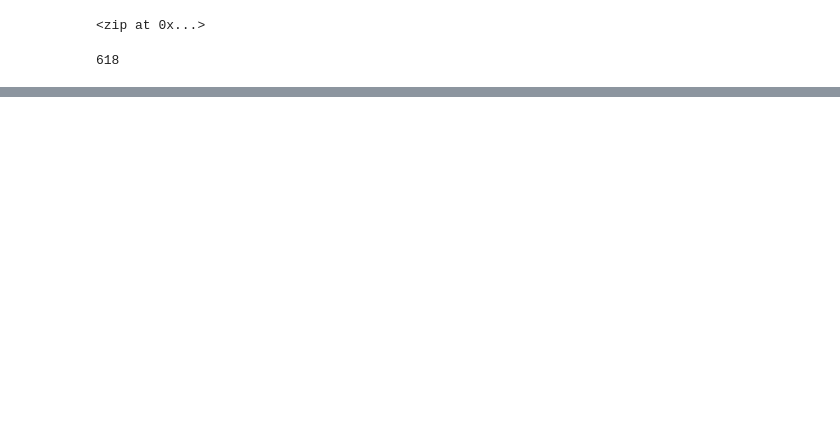
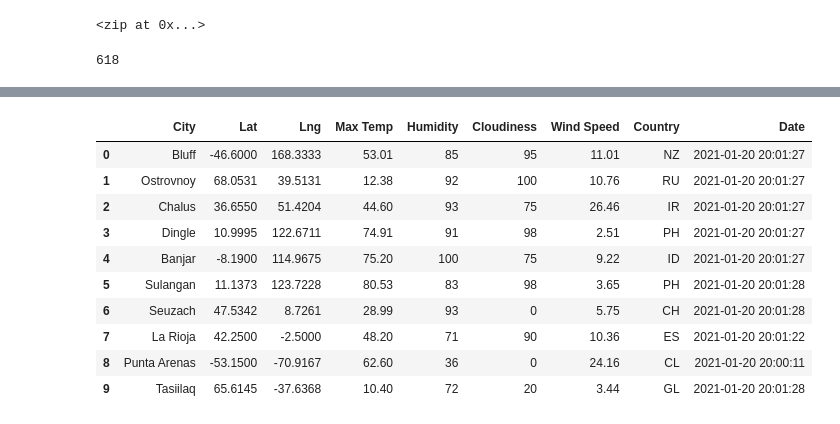
Before and after one commit to kolinzo1/World_Weather_Analysis, a Jupyter notebook: WeatherPy.ipynb, the cells around one changed output, grey strips where cells are left out. Drawn from its saved outputs; the diff is of its cells as text; code cells hidden in the pictures; blank space fills up the shorter version.

Commit message:
weather data created from API

```diff
--- a/WeatherPy.ipynb
+++ b/WeatherPy.ipynb
@@ -33,0 +40,4 @@ len(cities)
+# %%
+# Starting URL for Weather Map API Call.
+url = "http://api.openweathermap.org/data/2.5/weather?units=Imperial&APPID=" + weather_api_key
+print(url)
@@ -33,0 +126,16 @@ len(cities)
+# %%
+# Convert the array of dictionaries to a Pandas DataFrame.
+city_data_df = pd.DataFrame(city_data)
+city_data_df.head(10)
+# %% [output]
+|  | City | Lat | Lng | Max Temp | Humidity | Cloudiness | Wind Speed | Country | Date |
+| 0 | Bluff | -46.6000 | 168.3333 | 53.01 | 85 | 95 | 11.01 | NZ | 2021-01-20 20:01:27 |
+| 1 | Ostrovnoy | 68.0531 | 39.5131 | 12.38 | 92 | 100 | 10.76 | RU | 2021-01-20 20:01:27 |
+| 2 | Chalus | 36.6550 | 51.4204 | 44.60 | 93 | 75 | 26.46 | IR | 2021-01-20 20:01:27 |
+| 3 | Dingle | 10.9995 | 122.6711 | 74.91 | 91 | 98 | 2.51 | PH | 2021-01-20 20:01:27 |
+| 4 | Banjar | -8.1900 | 114.9675 | 75.20 | 100 | 75 | 9.22 | ID | 2021-01-20 20:01:27 |
+| 5 | Sulangan | 11.1373 | 123.7228 | 80.53 | 83 | 98 | 3.65 | PH | 2021-01-20 20:01:28 |
+| 6 | Seuzach | 47.5342 | 8.7261 | 28.99 | 93 | 0 | 5.75 | CH | 2021-01-20 20:01:28 |
+| 7 | La Rioja | 42.2500 | -2.5000 | 48.20 | 71 | 90 | 10.36 | ES | 2021-01-20 20:01:22 |
+| 8 | Punta Arenas | -53.1500 | -70.9167 | 62.60 | 36 | 0 | 24.16 | CL | 2021-01-20 20:00:11 |
+| 9 | Tasiilaq | 65.6145 | -37.6368 | 10.40 | 72 | 20 | 3.44 | GL | 2021-01-20 20:01:28 |
```
Also changed, not shown: parts of 6 cells of this notebook, 3 other files.
